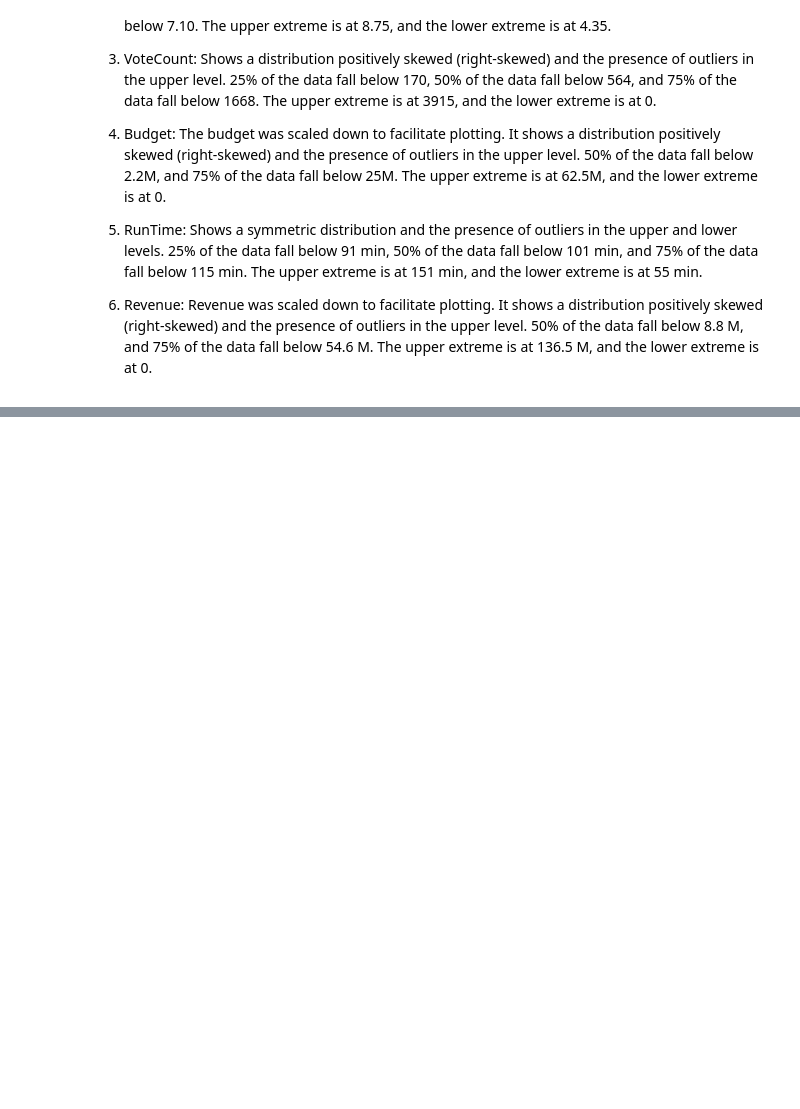
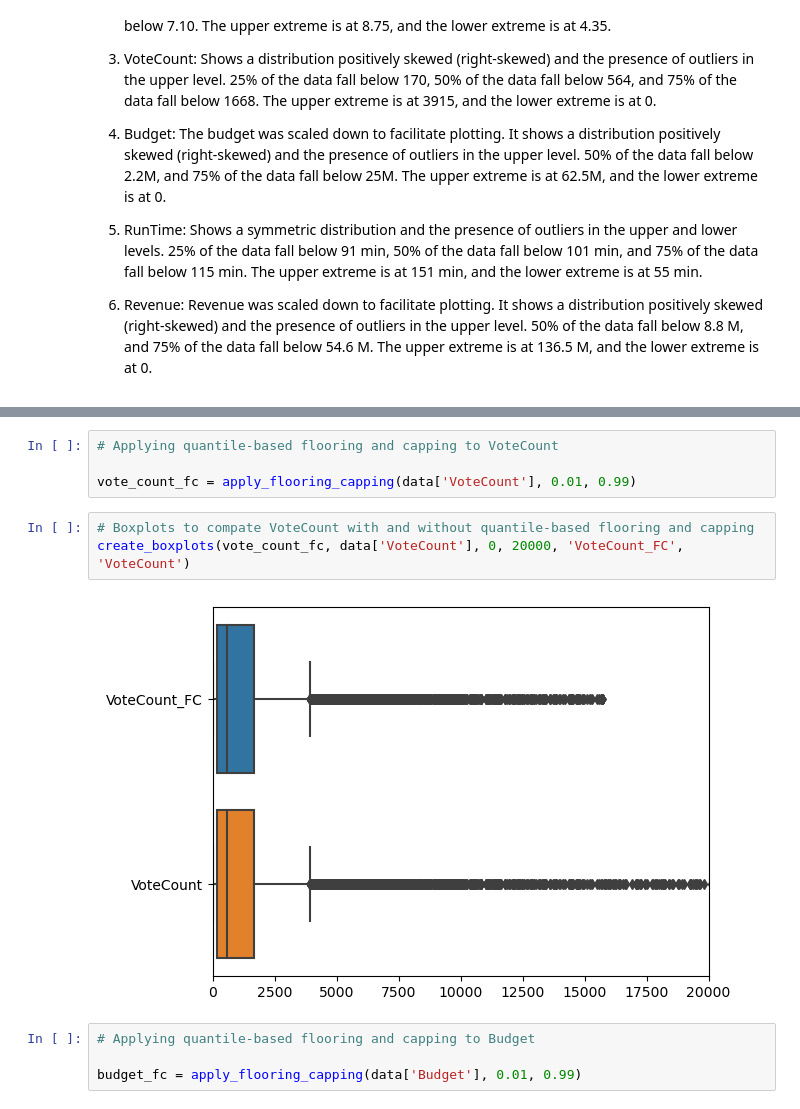
Before and after one commit to mlgomez0/advanced_python_project, a Jupyter notebook: notebooks/movies.ipynb, the cells around one changed output, grey strips where cells are left out. Drawn from its saved outputs; the diff is of its cells as text; blank space fills up the shorter version.

```diff
--- a/notebooks/movies.ipynb
+++ b/notebooks/movies.ipynb
@@ -833,0 +874,13 @@ The plots show:
+# %%
+# Applying quantile-based flooring and capping to VoteCount
+
+vote_count_fc = apply_flooring_capping(data['VoteCount'], 0.01, 0.99)
+# %%
+# Boxplots to compate VoteCount with and without quantile-based flooring and capping
+create_boxplots(vote_count_fc, data['VoteCount'], 0, 20000, 'VoteCount_FC', 'VoteCount')
+# %% [output]
+[figure, added]
+# %%
+# Applying quantile-based flooring and capping to Budget
+
+budget_fc = apply_flooring_capping(data['Budget'], 0.01, 0.99)
```
Also changed, not shown: parts of 58 cells of this notebook, 1 other file.
